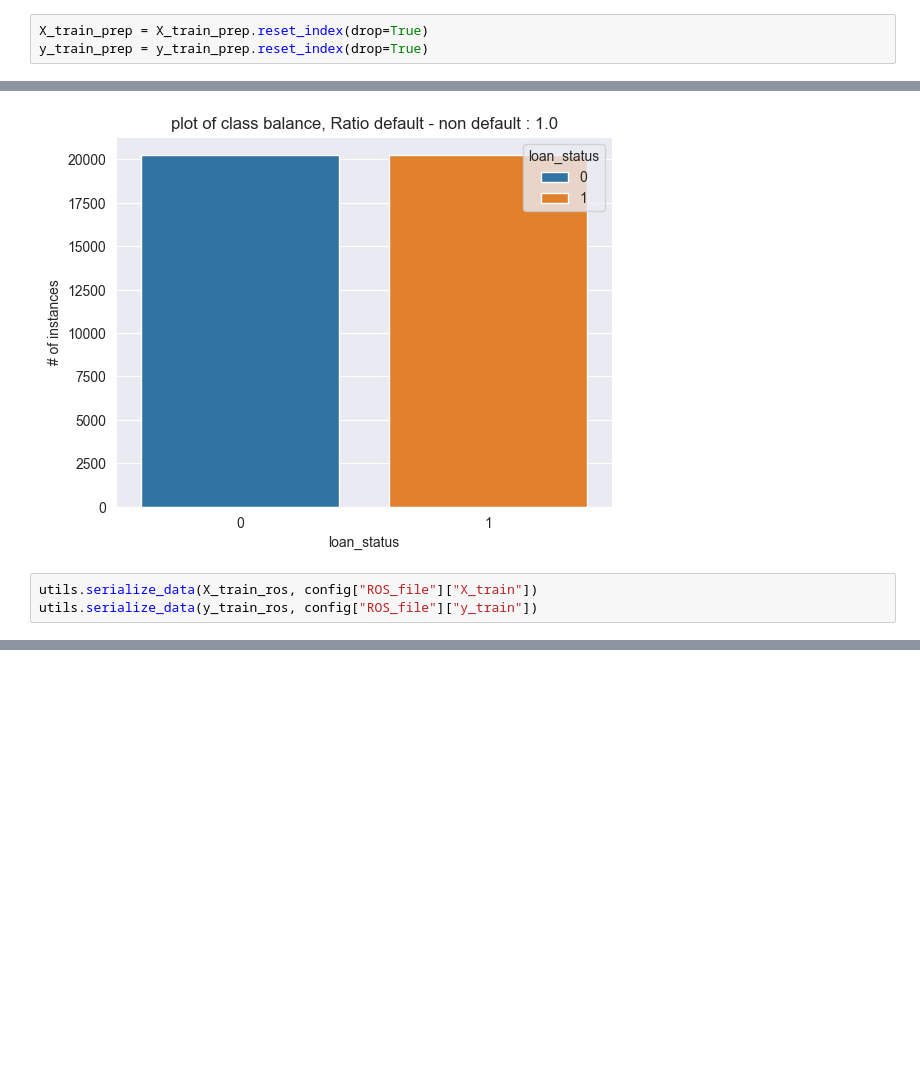
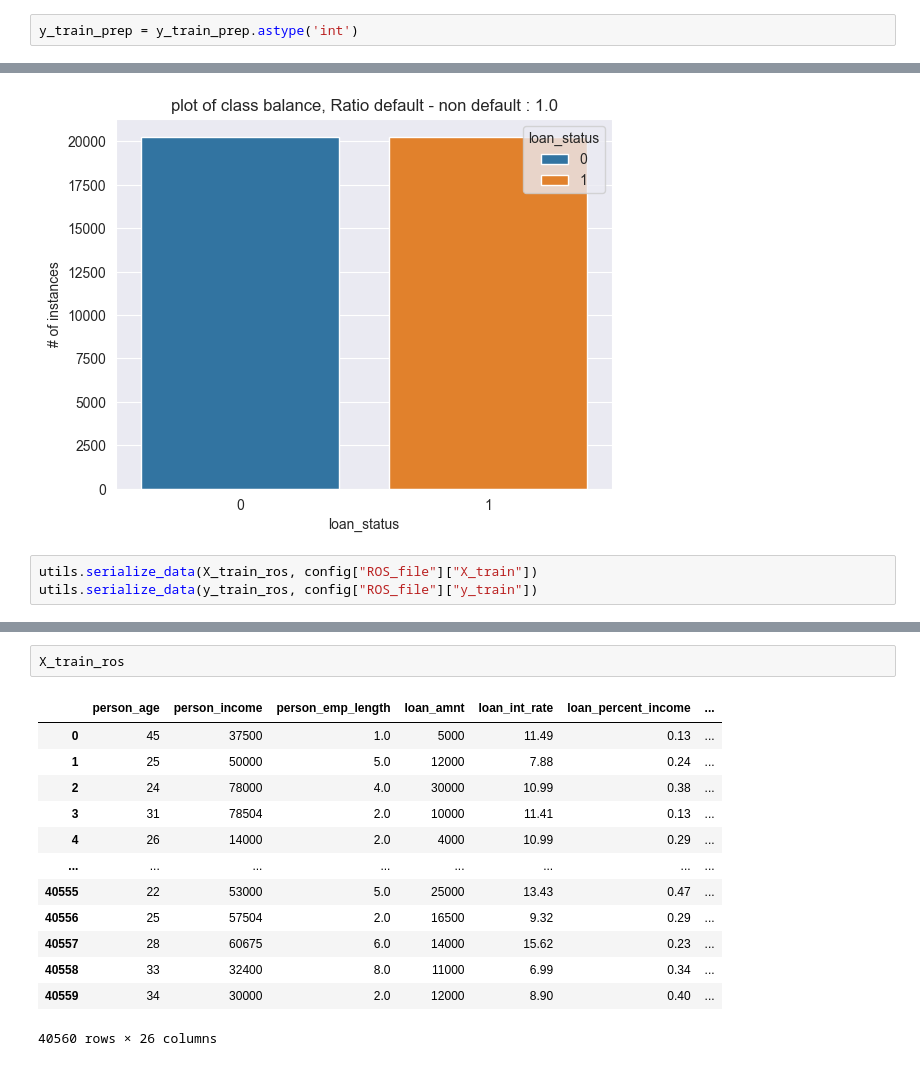
Before and after one commit to Code2Drift/Aditya_MLPROCESS, a Jupyter notebook: feature_engineering.ipynb, the cells around one changed output, grey strips where cells are left out. Saved outputs shown, nothing was run; the diff lists cells and outputs as text; blank space fills up the shorter version.

```diff
--- a/feature_engineering.ipynb
+++ b/feature_engineering.ipynb
@@ -77,6 +92,5 @@ plt.title(f"plot of class balance, Ratio default - non default : {round(target_d
 # %% [output]
 Text(0.5, 1.0, 'plot of class balance, Ratio default - non default : 0.28')
 [figure]
-# %%
-X_train_prep = X_train_prep.reset_index(drop=True)
-y_train_prep = y_train_prep.reset_index(drop=True)
+# %%
+y_train_prep = y_train_prep.astype('int')
@@ -105,0 +166,16 @@ utils.serialize_data(y_train_ros, config["ROS_file"]["y_train"])
+# %%
+X_train_ros
+# %% [output]
+|  | person_age | person_income | person_emp_length | loan_amnt | loan_int_rate | loan_percent_income | ... |
+| 0 | 45 | 37500 | 1.0 | 5000 | 11.49 | 0.13 | ... |
+| 1 | 25 | 50000 | 5.0 | 12000 | 7.88 | 0.24 | ... |
+| 2 | 24 | 78000 | 4.0 | 30000 | 10.99 | 0.38 | ... |
+| 3 | 31 | 78504 | 2.0 | 10000 | 11.41 | 0.13 | ... |
+| 4 | 26 | 14000 | 2.0 | 4000 | 10.99 | 0.29 | ... |
+| ... | ... | ... | ... | ... | ... | ... | ... |
+| 40555 | 22 | 53000 | 5.0 | 25000 | 13.43 | 0.47 | ... |
+| 40556 | 25 | 57504 | 2.0 | 16500 | 9.32 | 0.29 | ... |
+| 40557 | 28 | 60675 | 6.0 | 14000 | 15.62 | 0.23 | ... |
+| 40558 | 33 | 32400 | 8.0 | 11000 | 6.99 | 0.34 | ... |
+| 40559 | 34 | 30000 | 2.0 | 12000 | 8.90 | 0.40 | ... |
+40560 rows × 26 columns
```
Also changed, not shown: parts of 4 cells of this notebook, 3 other files.
